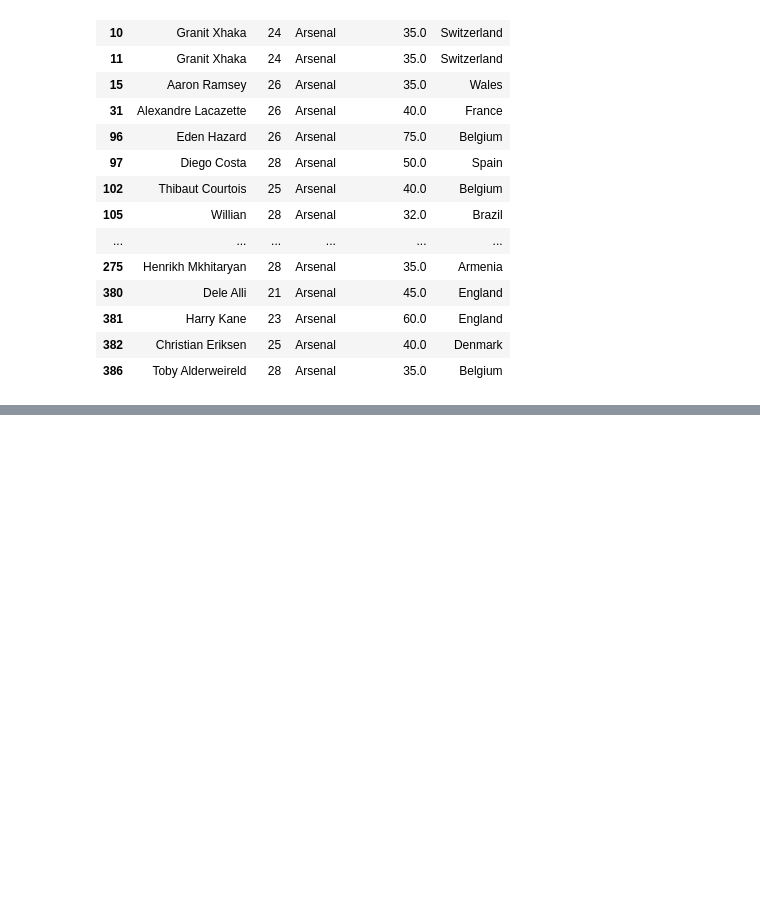
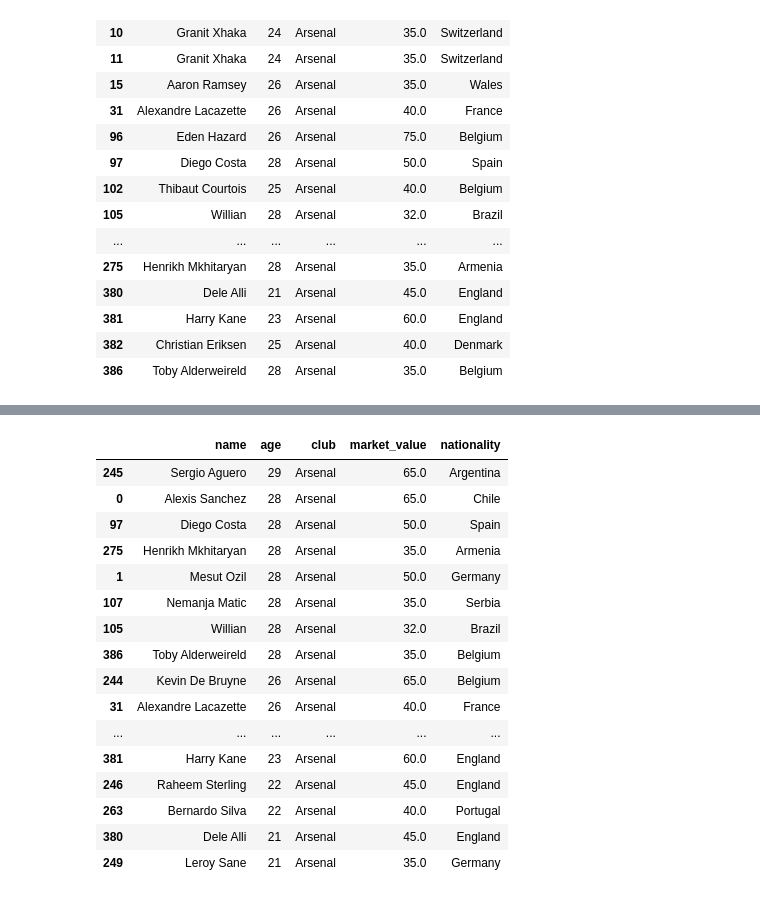
Before and after one commit to KevinCandra9999/colab-3, a Jupyter notebook: DataFrame.ipynb, the cells around one changed output, grey strips where cells are left out. Cells and saved outputs as stored; diff of their text form; code cells hidden in the pictures; blank space fills up the shorter version.

```diff
--- a/DataFrame.ipynb
+++ b/DataFrame.ipynb
@@ -368,0 +387,23 @@ pemainbola.loc[(usia) & (klub) & (market), ['name','age','club','market_value','
+# %%
+usia = pemainbola.age.lt(30)
+klub = pemainbola.club == 'Arsenal'
+market = pemainbola.market_value.gt(30)
+pemainbola.loc[(usia) & (klub) & (market), ['name','age','club','market_value','nationality']].sort_values(by='age', ascending=False)
+# %% [output]
+|  | name | age | club | market_value | nationality |
+| 245 | Sergio Aguero | 29 | Arsenal | 65.0 | Argentina |
+| 0 | Alexis Sanchez | 28 | Arsenal | 65.0 | Chile |
+| 97 | Diego Costa | 28 | Arsenal | 50.0 | Spain |
+| 275 | Henrikh Mkhitaryan | 28 | Arsenal | 35.0 | Armenia |
+| 1 | Mesut Ozil | 28 | Arsenal | 50.0 | Germany |
+| 107 | Nemanja Matic | 28 | Arsenal | 35.0 | Serbia |
+| 105 | Willian | 28 | Arsenal | 32.0 | Brazil |
+| 386 | Toby Alderweireld | 28 | Arsenal | 35.0 | Belgium |
+| 244 | Kevin De Bruyne | 26 | Arsenal | 65.0 | Belgium |
+| 31 | Alexandre Lacazette | 26 | Arsenal | 40.0 | France |
+| ... | ... | ... | ... | ... | ... |
+| 381 | Harry Kane | 23 | Arsenal | 60.0 | England |
+| 246 | Raheem Sterling | 22 | Arsenal | 45.0 | England |
+| 263 | Bernardo Silva | 22 | Arsenal | 40.0 | Portugal |
+| 380 | Dele Alli | 21 | Arsenal | 45.0 | England |
+| 249 | Leroy Sane | 21 | Arsenal | 35.0 | Germany |
```
Also changed, not shown: parts of 9 cells of this notebook.
